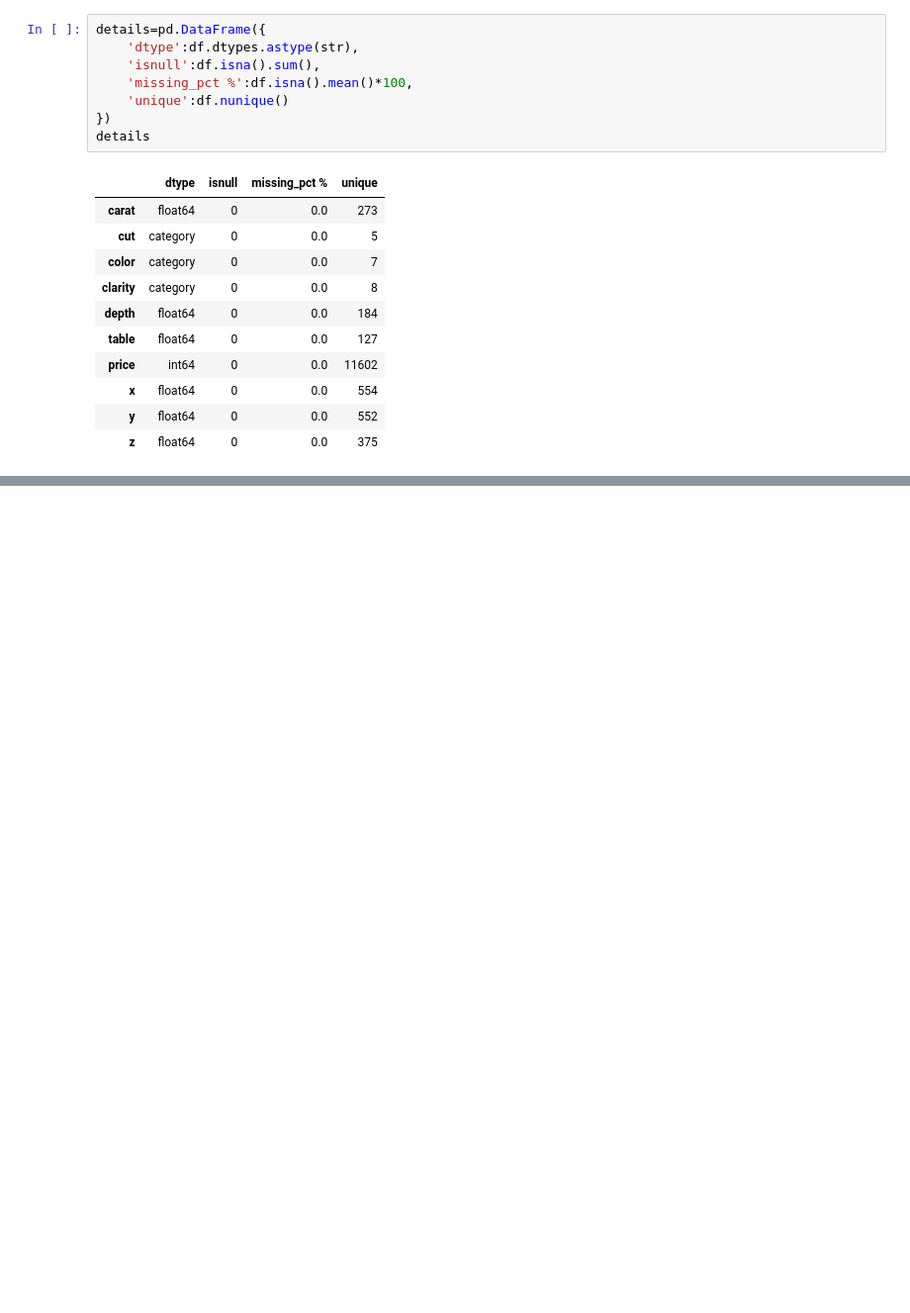
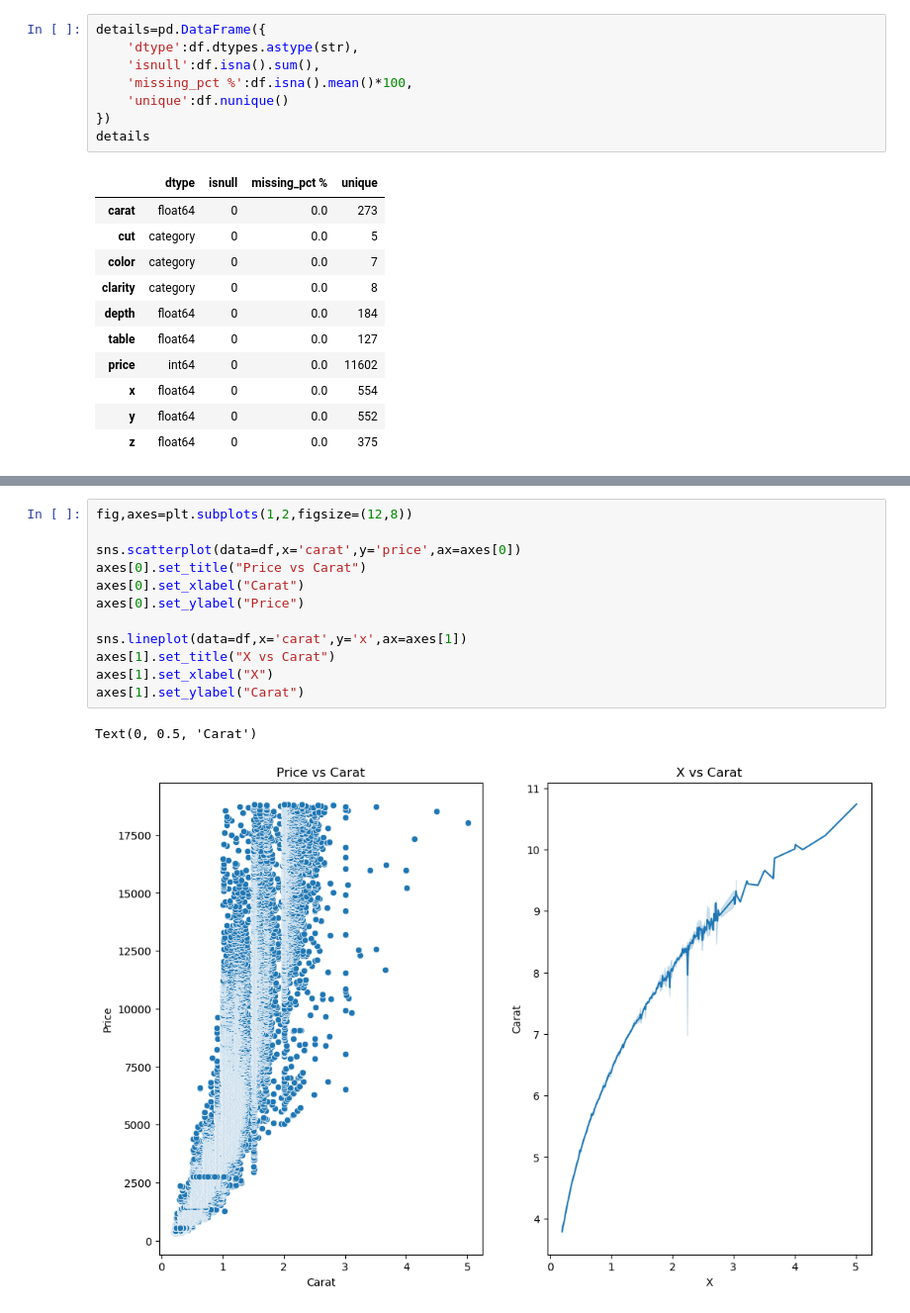
Before and after one commit to yadavchandan26/Machine-Learning, a Jupyter notebook: diamonds-sns.ipynb, the cells around one changed output, grey strips where cells are left out. Shown at 99% size. Drawn from its saved outputs; the diff is of its cells as text; blank space fills up the shorter version.

```diff
--- a/diamonds-sns.ipynb
+++ b/diamonds-sns.ipynb
@@ -109,0 +117,15 @@ df.groupby('cut')[TARGET].agg(
+# %%
+fig,axes=plt.subplots(1,2,figsize=(12,8))
+
+sns.scatterplot(data=df,x='carat',y='price',ax=axes[0])
+axes[0].set_title("Price vs Carat")
+axes[0].set_xlabel("Carat")
+axes[0].set_ylabel("Price")
+
+sns.lineplot(data=df,x='carat',y='x',ax=axes[1])
+axes[1].set_title("X vs Carat")
+axes[1].set_xlabel("X")
+axes[1].set_ylabel("Carat")
+# %% [output]
+Text(0, 0.5, 'Carat')
+[figure, added]
```
Also changed, not shown: parts of 5 cells of this notebook.
